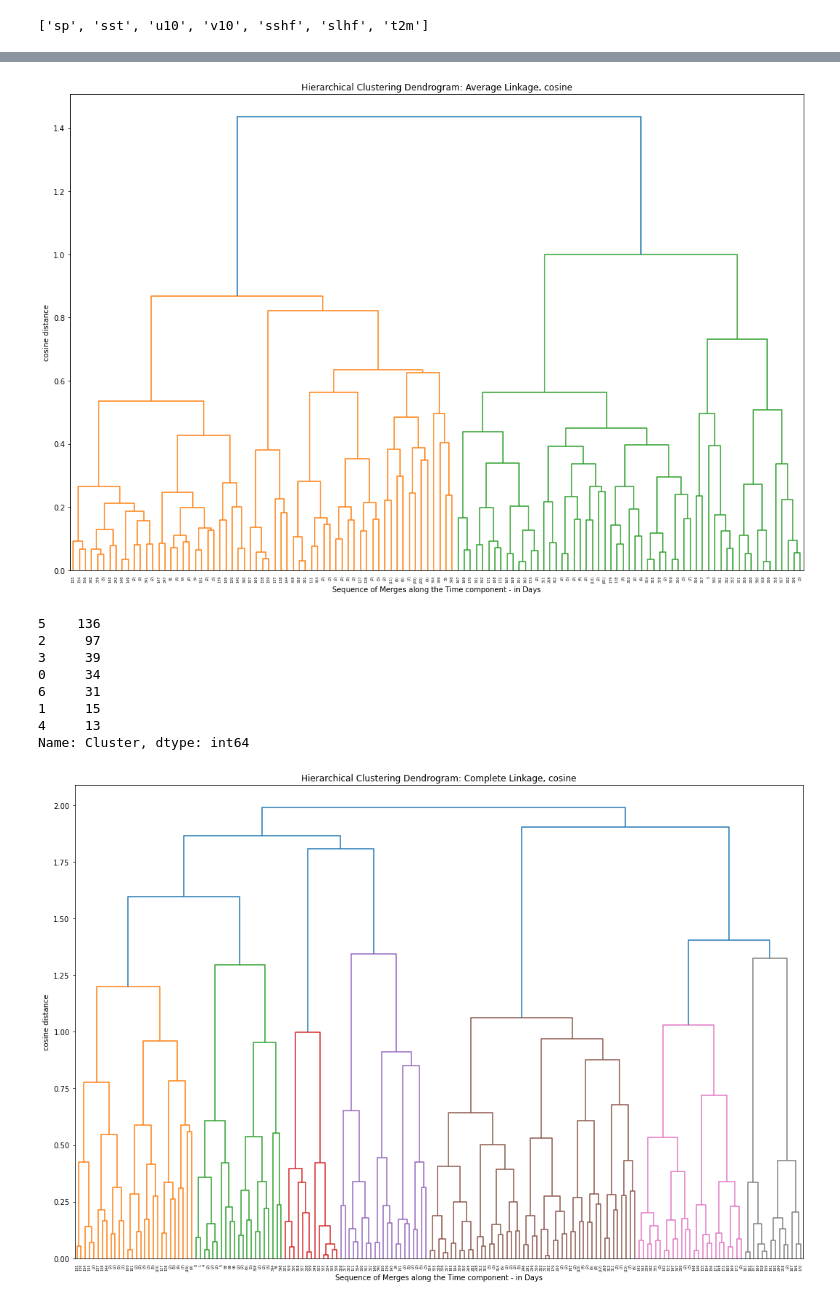
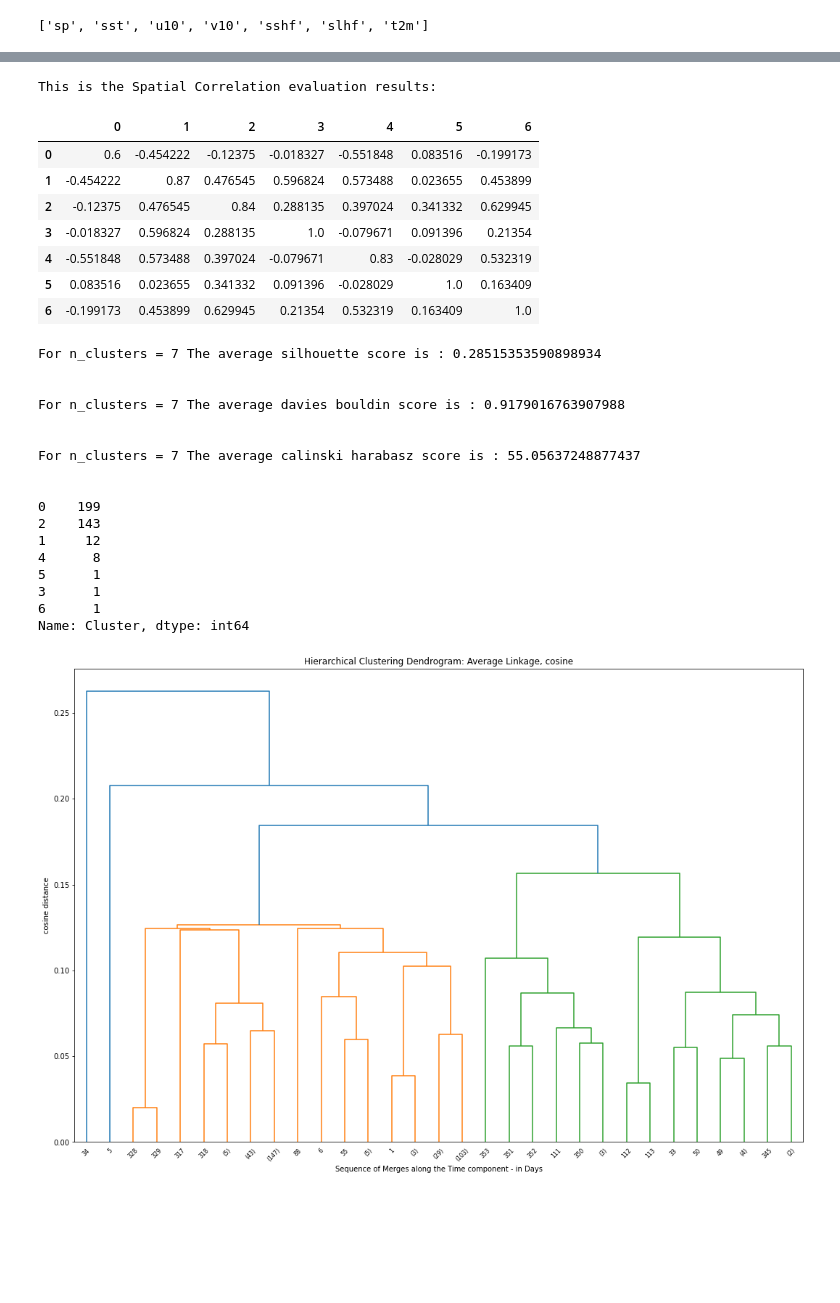
Before and after one commit to big-data-lab-umbc/multivariate-weather-data-clustering, a Jupyter notebook: example/st_agglomerative.ipynb, the cells around one changed output, grey strips where cells are left out. Drawn from its saved outputs; the diff is of its cells as text; code cells hidden in the pictures; blank space fills up the shorter version.

```diff
--- a/example/st_agglomerative.ipynb
+++ b/example/st_agglomerative.ipynb
@@ -48,3 +39,7 @@ data
+# %%
+path2 = ('/content/multivariate-weather-data-clustering/data/ERA5_meteo_sfc_2021_daily.nc')
+data = xr.open_dataset(path2, decode_times=False)
+data
 # %%
 var = list(data.variables)
 var = var[3:]
@@ -52,5 +47,5 @@ var
 # %% [output]
 ['sp', 'sst', 'u10', 'v10', 'sshf', 'slhf', 't2m']
 # %%
-st_agglomerative(path2,var, 7, 7, p=7, affinity="euclidean", linkage="average", transformation=True)
+st_agglomerative(path2,data, var, 7, 7, p=7, affinity="euclidean", linkage="average", transformation=True, dim_reduction=False)
 # %% [output]
@@ -74,10 +119,27 @@ Name: Cluster, dtype: int64
+This is the Spatial Correlation evaluation results:
+|  | 0 | 1 | 2 | 3 | 4 | 5 | 6 |
+| 0 | 0.6 | -0.454222 | -0.12375 | -0.018327 | -0.551848 | 0.083516 | -0.199173 |
+| 1 | -0.454222 | 0.87 | 0.476545 | 0.596824 | 0.573488 | 0.023655 | 0.453899 |
+| 2 | -0.12375 | 0.476545 | 0.84 | 0.288135 | 0.397024 | 0.341332 | 0.629945 |
+| 3 | -0.018327 | 0.596824 | 0.288135 | 1.0 | -0.079671 | 0.091396 | 0.21354 |
+| 4 | -0.551848 | 0.573488 | 0.397024 | -0.079671 | 0.83 | -0.028029 | 0.532319 |
+| 5 | 0.083516 | 0.023655 | 0.341332 | 0.091396 | -0.028029 | 1.0 | 0.163409 |
+| 6 | -0.199173 | 0.453899 | 0.629945 | 0.21354 | 0.532319 | 0.163409 | 1.0 |
+For n_clusters = 7 The average silhouette score is : 0.28515353590898934
+
+
+For n_clusters = 7 The average davies bouldin score is : 0.9179016763907988
+
+
+For n_clusters = 7 The average calinski harabasz score is : 55.05637248877437
+
+
+0    199
+2    143
+1     12
+4      8
+5      1
+3      1
+6      1
+Name: Cluster, dtype: int64
-[figure, old version]
+[figure, new version]
-5    136
-2     97
-3     39
-0     34
-6     31
-1     15
-4     13
-Name: Cluster, dtype: int64
-[figure, removed]
```
Also changed, not shown: parts of 5 cells of this notebook, 1 other file.
